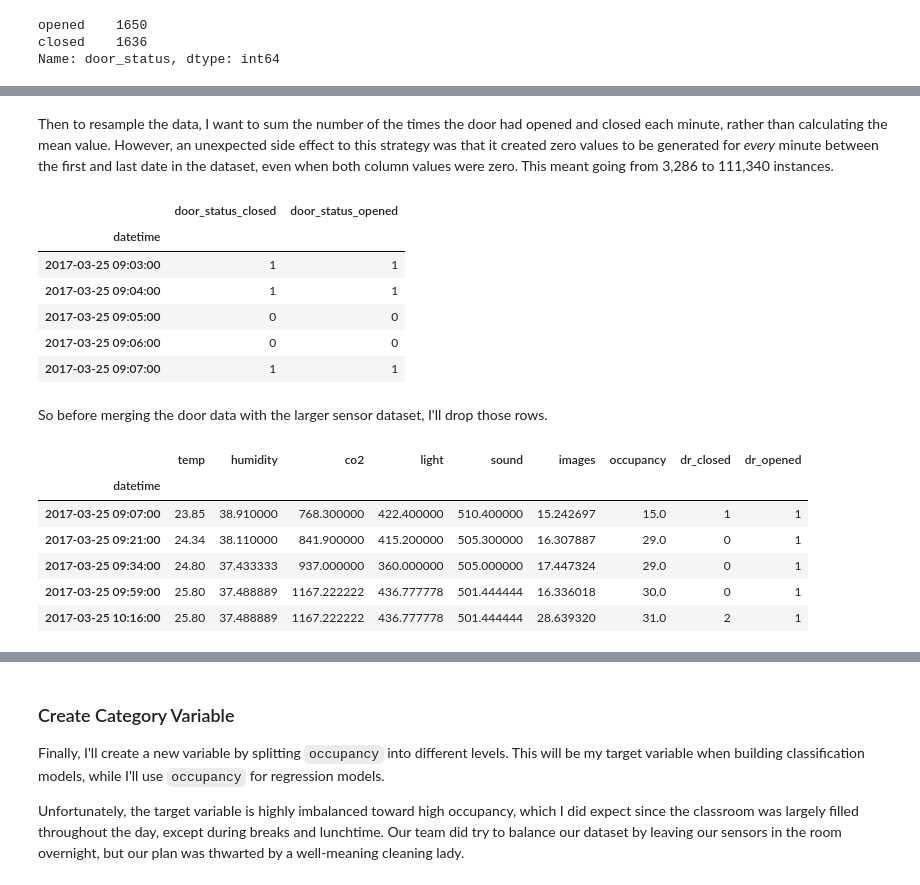
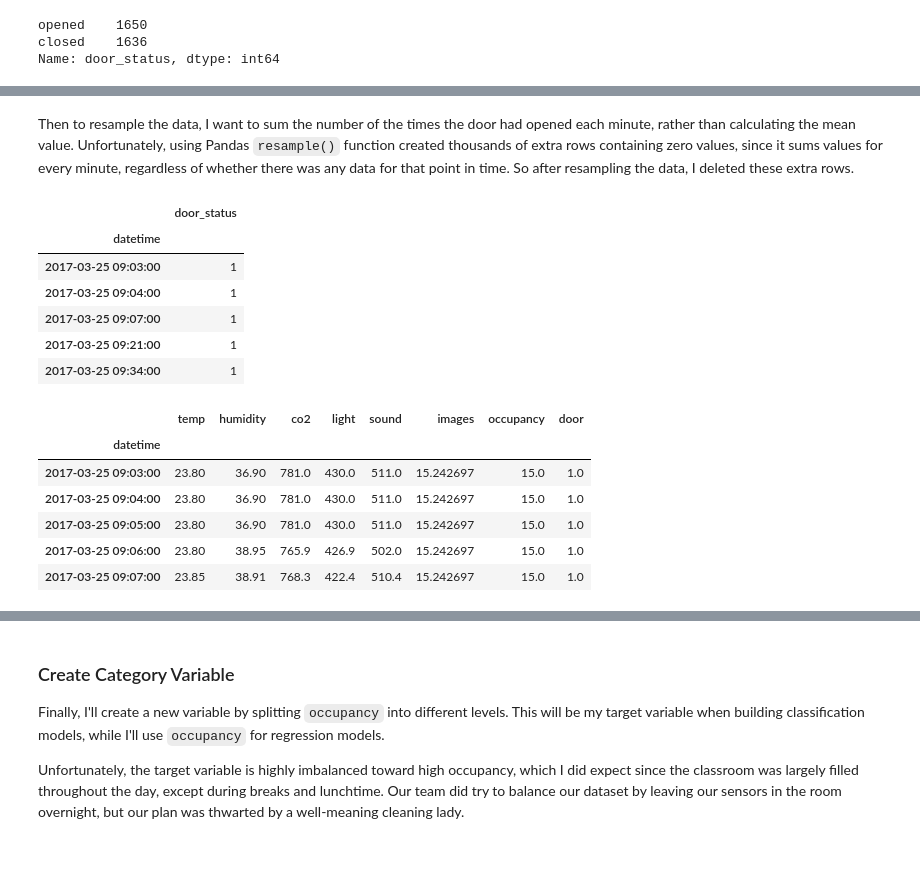
Before and after one commit to Kautumn06/classroom-occupancy, a Jupyter notebook: notebooks/DataWrangling.ipynb, the cells around one changed output, grey strips where cells are left out. Drawn from its saved outputs; the diff is of its cells as text; code cells hidden in the pictures; blank space fills up the shorter version.

```diff
--- a/notebooks/DataWrangling.ipynb
+++ b/notebooks/DataWrangling.ipynb
@@ -997,6 +1001,4 @@ While it is a binary variable, I couldn't simply encode it with 1 for `opened` a
 # %%
 # Encode the door feature
-door_data = pd.get_dummies(door_data)
-
-# View the head of the door data
-door_data.head()
+le = LabelEncoder()
+door_data['door_status'] = le.fit_transform(door_data['door_status'])
@@ -1021,40 +1005,38 @@ memory usage: 32.1 KB
 # %% [markdown]
-Then to resample the data, I want to sum the number of the times the door had opened and closed each minute, rather than calculating the mean value. However, an unexpected side effect to this strategy was that it created zero values to be generated for *every* minute between the first and last date in the dataset, even when both column values were zero. This meant going from 3,286 to 111,340 instances.
+Then to resample the data, I want to sum the number of the times the door had opened each minute, rather than calculating the mean value. Unfortunately, using Pandas `resample()` function created thousands of extra rows containing zero values, since it sums values for every minute, regardless of whether there was any data for that point in time. So after resampling the data, I deleted these extra rows.
 # %%
 # Resample door status data
 door = door_data.resample('T').sum()
 
+# Delete rows containing zeros
+door.drop(door[door.door_status == 0].index, inplace=True)
+
 # View the head of the door data
 door.head()
 # %% [output]
-|  | door_status_closed | door_status_opened |
-| datetime |  |  |
-| 2017-03-25 09:03:00 | 1 | 1 |
-| 2017-03-25 09:04:00 | 1 | 1 |
-| 2017-03-25 09:05:00 | 0 | 0 |
-| 2017-03-25 09:06:00 | 0 | 0 |
-| 2017-03-25 09:07:00 | 1 | 1 |
+|  | door_status |
+| datetime |  |
+| 2017-03-25 09:03:00 | 1 |
+| 2017-03-25 09:04:00 | 1 |
+| 2017-03-25 09:07:00 | 1 |
+| 2017-03-25 09:21:00 | 1 |
+| 2017-03-25 09:34:00 | 1 |
-# %% [markdown]
-So before merging the door data with the larger sensor dataset, I'll drop those rows.
-# %%
-# Drop rows where both values are zero
-door = door.drop(door[(door['door_status_closed'] == 0) & (door['door_status_opened'] == 0)].index)
 # %%
-# Merge the resampled door data onto the sensor dataframe
-sensor_data = sensor_data.merge(door, left_index=True, right_index=True)
+# Concatenate sensor and door data in a new dataframe: sensor_data
+sensor_data = pd.concat([sensor_data, door], axis=1).fillna(method='bfill')
 
 # Rename the dataframe columns
 sensor_data.columns = [
                       'temp', 'humidity', 'co2', 'light', 'sound',
-                      'images', 'occupancy', 'dr_closed', 'dr_opened'
+                      'images', 'occupancy', 'door'
 ]
 
 sensor_data.head()
 # %% [output]
-|  | temp | humidity | co2 | light | sound | images | occupancy | dr_closed | dr_opened |
-| datetime |  |  |  |  |  |  |  |  |  |
-| 2017-03-25 09:07:00 | 23.85 | 38.910000 | 768.300000 | 422.400000 | 510.400000 | 15.242697 | 15.0 | 1 | 1 |
-| 2017-03-25 09:21:00 | 24.34 | 38.110000 | 841.900000 | 415.200000 | 505.300000 | 16.307887 | 29.0 | 0 | 1 |
-| 2017-03-25 09:34:00 | 24.80 | 37.433333 | 937.000000 | 360.000000 | 505.000000 | 17.447324 | 29.0 | 0 | 1 |
-| 2017-03-25 09:59:00 | 25.80 | 37.488889 | 1167.222222 | 436.777778 | 501.444444 | 16.336018 | 30.0 | 0 | 1 |
-| 2017-03-25 10:16:00 | 25.80 | 37.488889 | 1167.222222 | 436.777778 | 501.444444 | 28.639320 | 31.0 | 2 | 1 |
+|  | temp | humidity | co2 | light | sound | images | occupancy | door |
+| datetime |  |  |  |  |  |  |  |  |
+| 2017-03-25 09:03:00 | 23.80 | 36.90 | 781.0 | 430.0 | 511.0 | 15.242697 | 15.0 | 1.0 |
+| 2017-03-25 09:04:00 | 23.80 | 36.90 | 781.0 | 430.0 | 511.0 | 15.242697 | 15.0 | 1.0 |
+| 2017-03-25 09:05:00 | 23.80 | 36.90 | 781.0 | 430.0 | 511.0 | 15.242697 | 15.0 | 1.0 |
+| 2017-03-25 09:06:00 | 23.80 | 38.95 | 765.9 | 426.9 | 502.0 | 15.242697 | 15.0 | 1.0 |
+| 2017-03-25 09:07:00 | 23.85 | 38.91 | 768.3 | 422.4 | 510.4 | 15.242697 | 15.0 | 1.0 |
```
Also changed, not shown: parts of 16 cells of this notebook, 2 other files.
